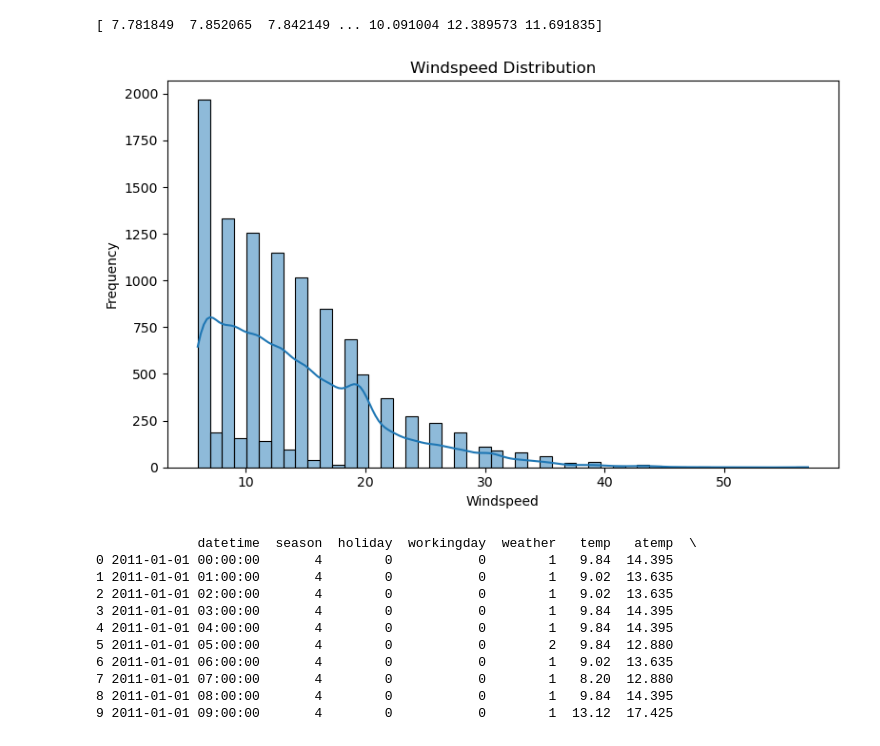
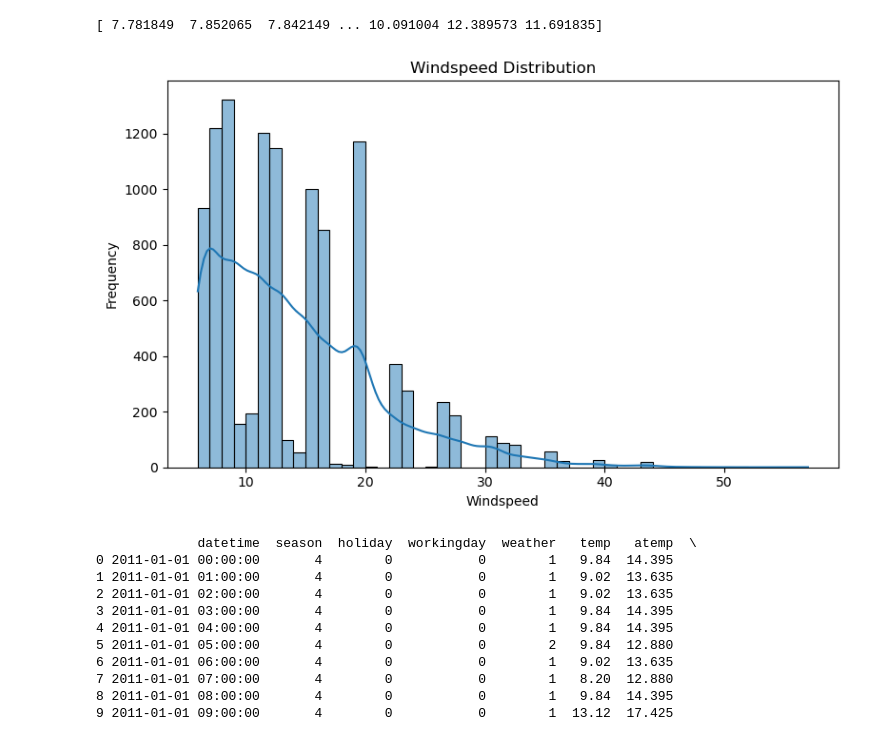
Before and after one commit to gwanghun-lee/AIFFEL_quest_rs_cjm, a Jupyter notebook: Exploration/Ex01/diabetes_and_bike.ipynb, the cells around one changed output. Cells and saved outputs as stored; diff of their text form; code cells hidden in the pictures.

Commit message:
windspeed prediction

```diff
--- a/Exploration/Ex01/diabetes_and_bike.ipynb
+++ b/Exploration/Ex01/diabetes_and_bike.ipynb
@@ -296,14 +296,18 @@ train = pd.concat([dataWind0,dataWindNot0],axis=0)
 train = train.sort_index()
 # %%
 plt.figure(figsize=(8, 5))
-sns.histplot(train['windspeed'], bins=50, kde=True)
+sns.histplot(
+    train.windspeed,
+    bins=range(int(train.windspeed.min()), int(train.windspeed.max()) + 1),
+    kde=True
+)
 plt.title("Windspeed Distribution")
 plt.xlabel("Windspeed")
 plt.ylabel("Frequency")
 plt.tight_layout()
 plt.show()
 # %% [output]
-[figure, old version]
+[figure, new version]
 # %%
 print(train.head(10))
 # %% [output]
```
